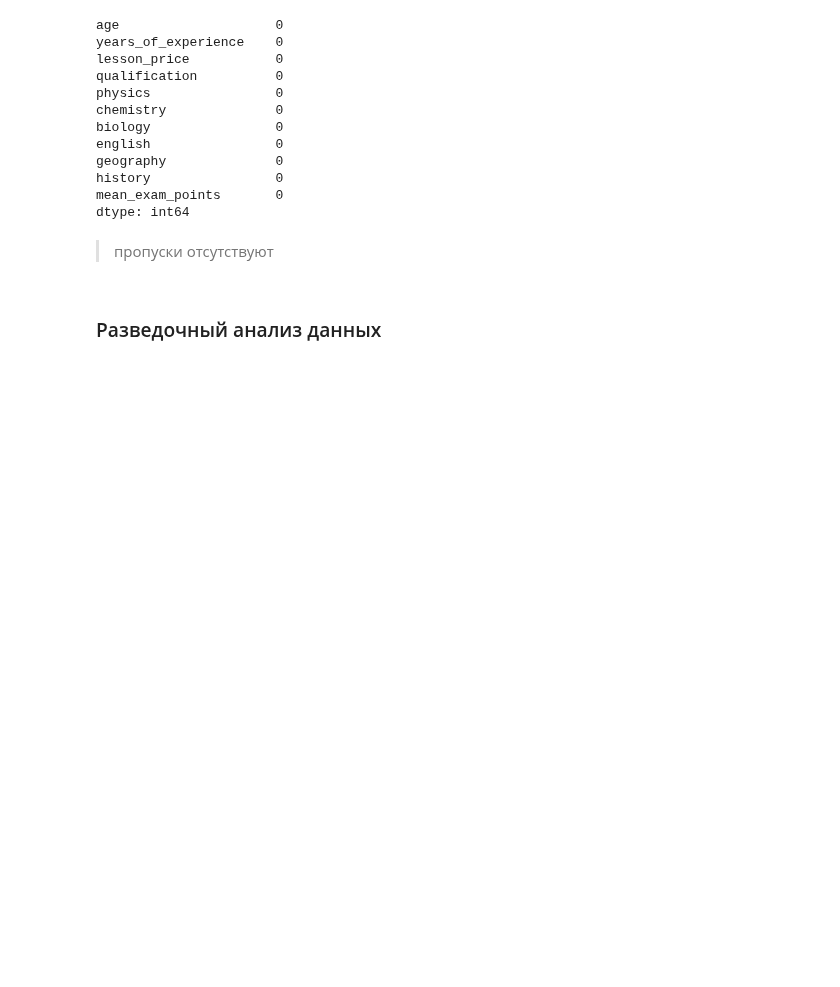
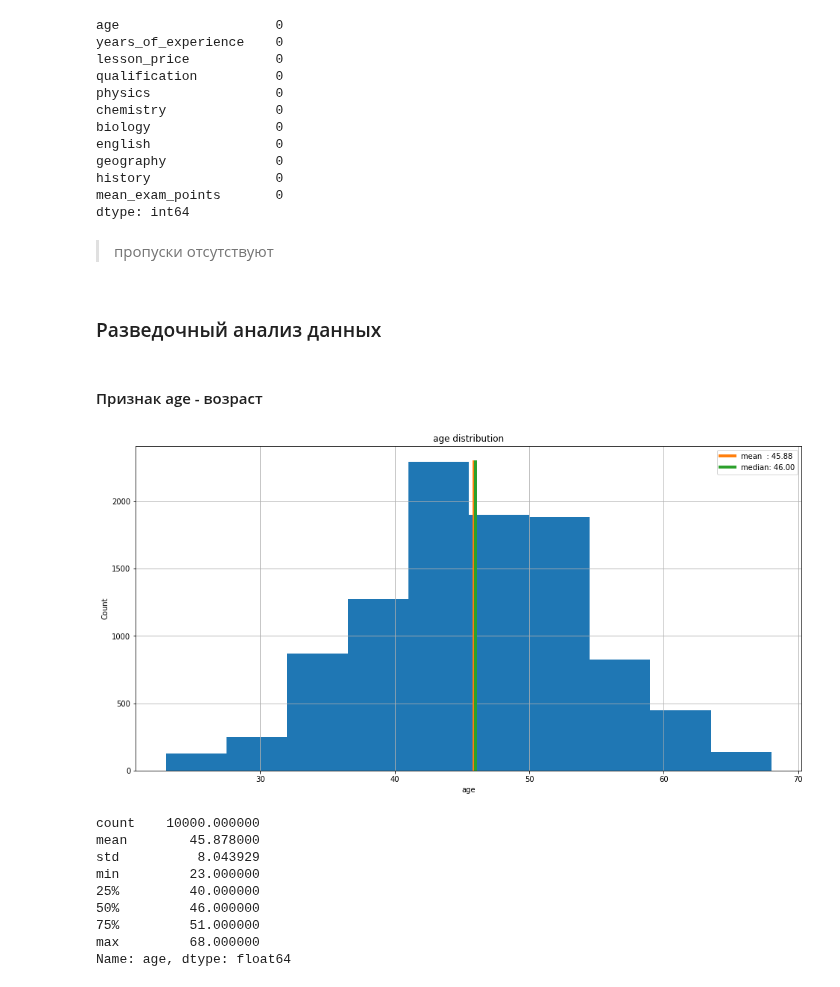
Before and after one commit to alex-chin/gb_data_analysis, a Jupyter notebook: project/math_exam.ipynb, the cells around one changed output. Saved outputs shown, nothing was run; the diff lists cells and outputs as text; code cells hidden in the pictures; blank space fills up the shorter version.

```diff
--- a/project/math_exam.ipynb
+++ b/project/math_exam.ipynb
@@ -150,3 +150,45 @@ from sklearn.tree import DecisionTreeRegressor
 from sklearn.tree import DecisionTreeClassifier
 # %% [markdown]
 ### Разведочный анализ данных
+# %%
+# первый взгляд на параметр
+def first_look(Series1, max_count=0, bins=10, quan=0.999, is_correct_outlier=False, is_show_stat=False):
+    Series = Series1.copy()
+    # простая корректировка по выбросам
+    if is_correct_outlier:
+        Series.drop(Series[Series > Series.quantile(quan)].index, inplace=True)
+    # расчет основных значений
+    Series_mean = round(Series.mean(), 2)
+    Series_median = Series.median()
+    Series_name = Series.name
+    # расчет максимального выброса
+    max_count=np.histogram(Series, bins=bins)[0].max()
+
+    plt.figure(figsize = (16, 8))
+    Series.hist(bins=bins)
+    plt.ylabel('Count')
+    plt.xlabel(Series_name)
+    # отображение среднего и медианы
+    y = np.linspace(0, max_count, bins)
+    plt.plot([Series_mean] * bins, y, label='mean  : {:,.2f}'.format(Series_mean),  linewidth=4)
+    plt.plot([Series_median] * bins, y, label='median: {:,.2f}'.format(Series_median),  linewidth=4)
+    plt.legend()
+    plt.title( Series_name + ' distribution')
+    plt.show()
+    if is_show_stat:
+        print(Series.describe())
+# %% [markdown]
+#### Признак age - возраст
+# %%
+first_look(train.age, is_show_stat=True)
+# %% [output]
+[figure, added]
+count    10000.000000
+mean        45.878000
+std          8.043929
+min         23.000000
+25%         40.000000
+50%         46.000000
+75%         51.000000
+max         68.000000
+Name: age, dtype: float64
```
Also changed, not shown: parts of 14 cells of this notebook.
